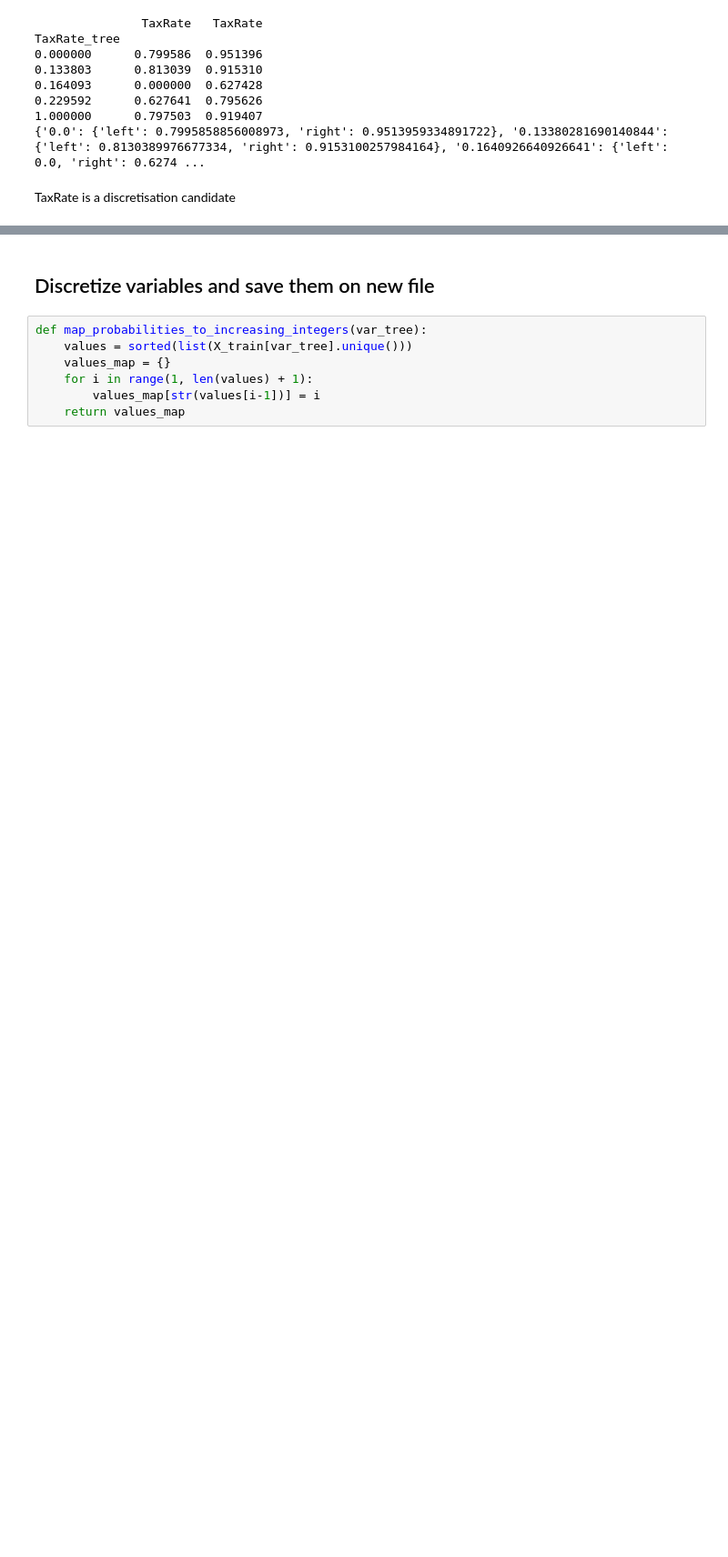
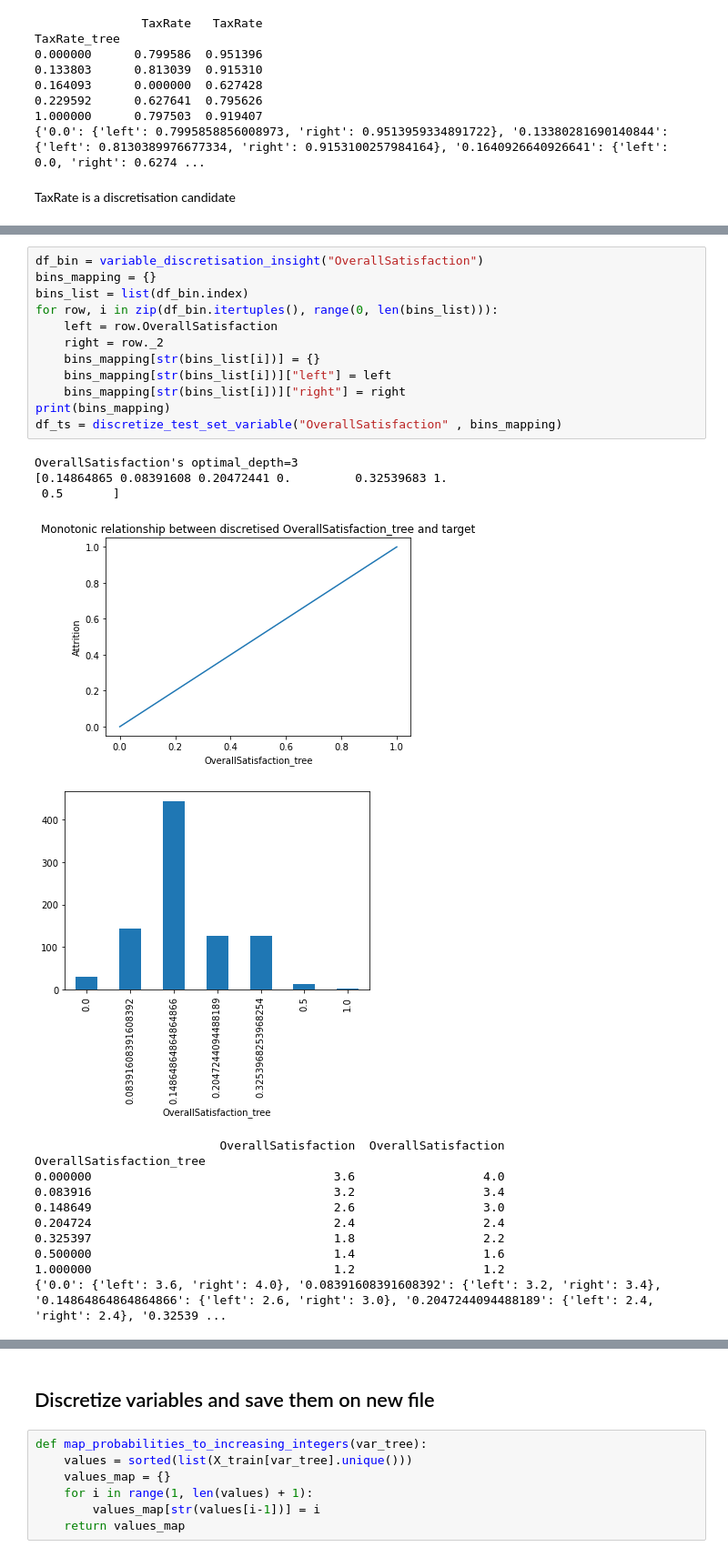
Before and after one commit to Mariabba/DataMining1_Fundamentals, a Jupyter notebook: notebook/Classification/DecisionTree/Continous_variables_discretizer_Numerical_Encoding.ipynb, the cells around one changed output, grey strips where cells are left out. Shown at 91% size. Drawn from its saved outputs; the diff is of its cells as text; blank space fills up the shorter version.

```diff
--- a/notebook/Classification/DecisionTree/Continous_variables_discretizer_Numerical_Encoding.ipynb
+++ b/notebook/Classification/DecisionTree/Continous_variables_discretizer_Numerical_Encoding.ipynb
@@ -489,0 +542,28 @@ TaxRate is a discretisation candidate
+# %%
+df_bin = variable_discretisation_insight("OverallSatisfaction")
+bins_mapping = {}
+bins_list = list(df_bin.index)
+for row, i in zip(df_bin.itertuples(), range(0, len(bins_list))):
+    left = row.OverallSatisfaction
+    right = row._2
+    bins_mapping[str(bins_list[i])] = {}
+    bins_mapping[str(bins_list[i])]["left"] = left
+    bins_mapping[str(bins_list[i])]["right"] = right
+print(bins_mapping)
+df_ts = discretize_test_set_variable("OverallSatisfaction" , bins_mapping)
+# %% [output]
+OverallSatisfaction's optimal_depth=3
+[0.14864865 0.08391608 0.20472441 0.         0.32539683 1.
+ 0.5       ]
+[figure, added]
+[figure, added]
+                          OverallSatisfaction  OverallSatisfaction
+OverallSatisfaction_tree
+0.000000                                  3.6                  4.0
+0.083916                                  3.2                  3.4
+0.148649                                  2.6                  3.0
+0.204724                                  2.4                  2.4
+0.325397                                  1.8                  2.2
+0.500000                                  1.4                  1.6
+1.000000                                  1.2                  1.2
+{'0.0': {'left': 3.6, 'right': 4.0}, '0.08391608391608392': {'left': 3.2, 'right': 3.4}, '0.14864864864864866': {'left': 2.6, 'right': 3.0}, '0.2047244094488189': {'left': 2.4, 'right': 2.4}, '0.32539 ...
```
Also changed, not shown: parts of 14 cells of this notebook, 4 other files.
